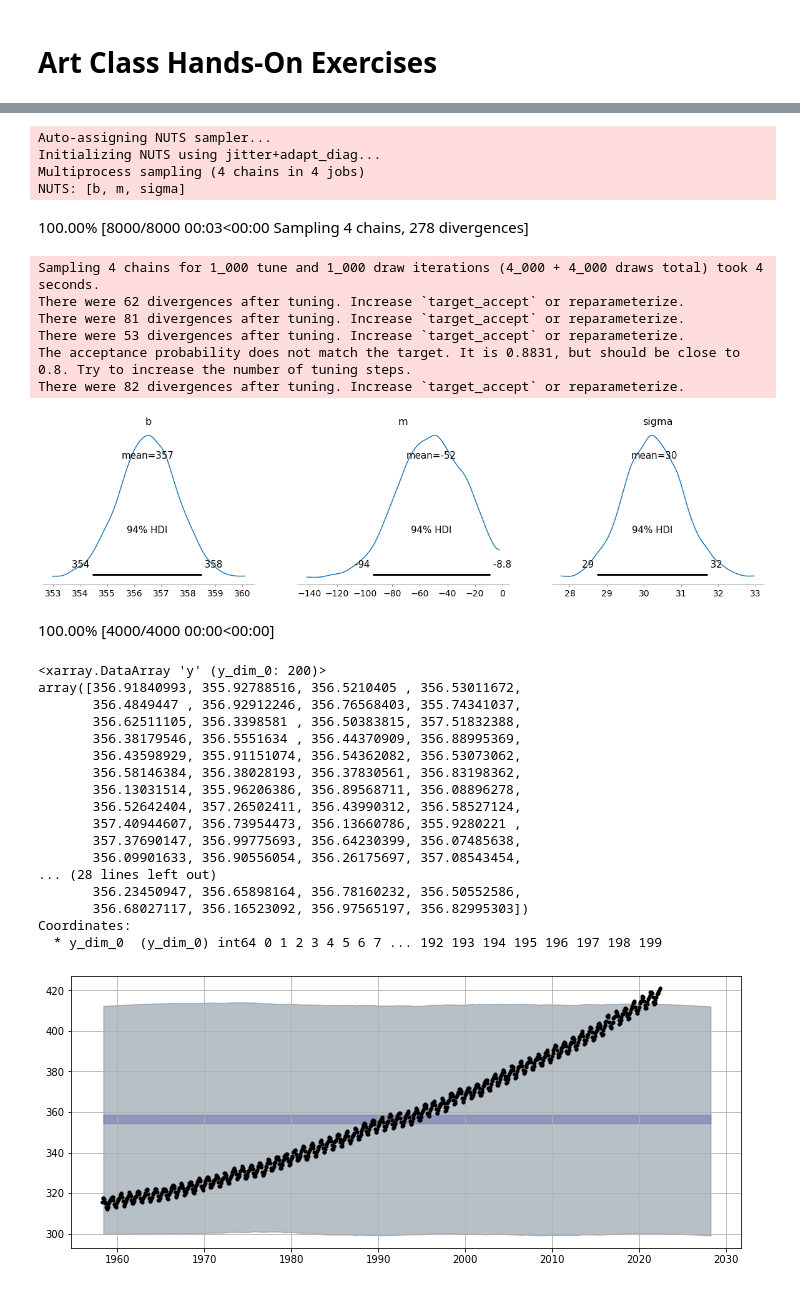
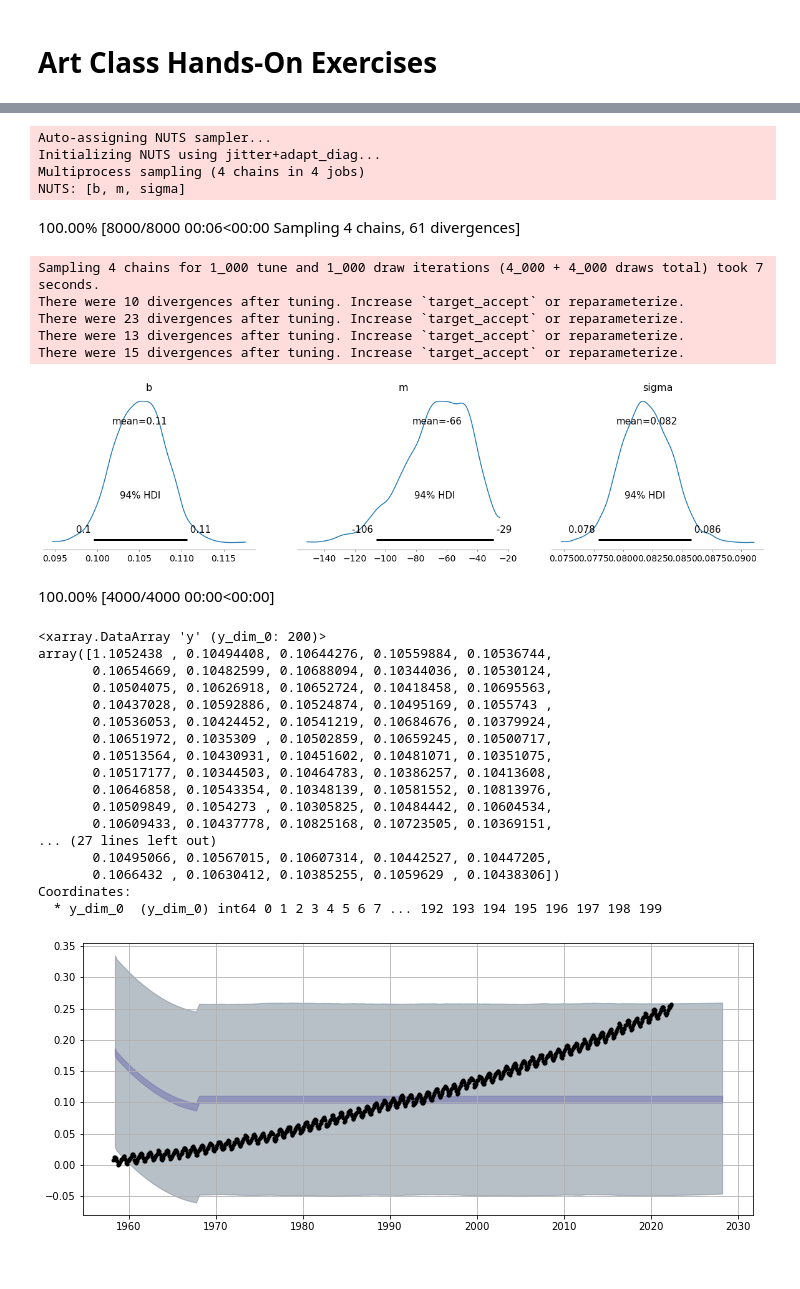
Before and after one commit to bwengals/etc, a Jupyter notebook: Art_Class_Exercises_Solutions.ipynb, the cells around one changed output, grey strips where cells are left out. Drawn from its saved outputs; the diff is of its cells as text; code cells hidden in the pictures.

```diff
--- a/Art_Class_Exercises_Solutions.ipynb
+++ b/Art_Class_Exercises_Solutions.ipynb
@@ -37,31 +19,32 @@ Name: average, Length: 771, dtype: float64
+# %%
+data["average_scaled"] = (data["average"] -data["average"].min()) / data["average"].max()
 # %%
 with pm.Model() as model:
     b = pm.Normal("b", mu=300, sigma=10)
-    m = pm.Normal("m", mu=-50, sigma=25)
+    m = pm.Normal("m", mu=-50, sigma=30)
 
     sigma = pm.HalfNormal("sigma", sigma=100)
 
     x_ = pm.MutableData("x", data["decimal date"] - data["decimal date"].min())
     mu = pm.Deterministic("mu", pm.math.exp(m*x_)+b)
 
-    pm.Normal("y", mu=mu, sigma=sigma, observed=data["average"])
+    pm.Normal("y", mu=mu, sigma=sigma, observed=data["average_scaled"])
     idata = pm.sample()
 # %% [output]
 Auto-assigning NUTS sampler...
 Initializing NUTS using jitter+adapt_diag...
 Multiprocess sampling (4 chains in 4 jobs)
 NUTS: [b, m, sigma]
-100.00% [8000/8000 00:03<00:00 Sampling 4 chains, 278 divergences]
+100.00% [8000/8000 00:06<00:00 Sampling 4 chains, 61 divergences]
-Sampling 4 chains for 1_000 tune and 1_000 draw iterations (4_000 + 4_000 draws total) took 4 seconds.
-There were 62 divergences after tuning. Increase `target_accept` or reparameterize.
-There were 81 divergences after tuning. Increase `target_accept` or reparameterize.
-There were 53 divergences after tuning. Increase `target_accept` or reparameterize.
-The acceptance probability does not match the target. It is 0.8831, but should be close to 0.8. Try to increase the number of tuning steps.
-There were 82 divergences after tuning. Increase `target_accept` or reparameterize.
+Sampling 4 chains for 1_000 tune and 1_000 draw iterations (4_000 + 4_000 draws total) took 7 seconds.
+There were 10 divergences after tuning. Increase `target_accept` or reparameterize.
+There were 23 divergences after tuning. Increase `target_accept` or reparameterize.
+There were 13 divergences after tuning. Increase `target_accept` or reparameterize.
+There were 15 divergences after tuning. Increase `target_accept` or reparameterize.
 # %%
 az.plot_posterior(idata.posterior, var_names=["b", "m", "sigma"]);
 # %% [output]
-[figure, old version]
+[figure, new version]
 # %%
 xl = np.linspace(0, 70, 200)
 
@@ -75,30 +58,30 @@ with model:
 idata.posterior_predictive["y"].mean(axis=(0,1))
 # %% [output]
 <xarray.DataArray 'y' (y_dim_0: 200)>
-array([356.91840993, 355.92788516, 356.5210405 , 356.53011672,
-       356.4849447 , 356.92912246, 356.76568403, 355.74341037,
-       356.62511105, 356.3398581 , 356.50383815, 357.51832388,
-       356.38179546, 356.5551634 , 356.44370909, 356.88995369,
-       356.43598929, 355.91151074, 356.54362082, 356.53073062,
-       356.58146384, 356.38028193, 356.37830561, 356.83198362,
-       356.13031514, 355.96206386, 356.89568711, 356.08896278,
-       356.52642404, 357.26502411, 356.43990312, 356.58527124,
-       357.40944607, 356.73954473, 356.13660786, 355.9280221 ,
-       357.37690147, 356.99775693, 356.64230399, 356.07485638,
-       356.09901633, 356.90556054, 356.26175697, 357.08543454,
-... (28 lines left out)
-       356.23450947, 356.65898164, 356.78160232, 356.50552586,
-       356.68027117, 356.16523092, 356.97565197, 356.82995303])
+array([1.1052438 , 0.10494408, 0.10644276, 0.10559884, 0.10536744,
+       0.10654669, 0.10482599, 0.10688094, 0.10344036, 0.10530124,
+       0.10504075, 0.10626918, 0.10652724, 0.10418458, 0.10695563,
+       0.10437028, 0.10592886, 0.10524874, 0.10495169, 0.1055743 ,
+       0.10536053, 0.10424452, 0.10541219, 0.10684676, 0.10379924,
+       0.10651972, 0.1035309 , 0.10502859, 0.10659245, 0.10500717,
+       0.10513564, 0.10430931, 0.10451602, 0.10481071, 0.10351075,
+       0.10517177, 0.10344503, 0.10464783, 0.10386257, 0.10413608,
+       0.10646858, 0.10543354, 0.10348139, 0.10581552, 0.10813976,
+       0.10509849, 0.1054273 , 0.10305825, 0.10484442, 0.10604534,
+       0.10609433, 0.10437778, 0.10825168, 0.10723505, 0.10369151,
+... (27 lines left out)
+       0.10495066, 0.10567015, 0.10607314, 0.10442527, 0.10447205,
+       0.1066432 , 0.10630412, 0.10385255, 0.1059629 , 0.10438306])
 Coordinates:
   * y_dim_0  (y_dim_0) int64 0 1 2 3 4 5 6 7 ... 192 193 194 195 196 197 198 199
 # %%
 plt.figure(figsize=(12,5))
 
 az.plot_hdi(x=xl + data["decimal date"].min(), hdi_data=az.hdi(idata.posterior_predictive.mu), color="slateblue")
 az.plot_hdi(x=xl + data["decimal date"].min(), hdi_data=az.hdi(idata.posterior_predictive.y), color="slategray")
 
-plt.plot(data["decimal date"], data["average"], "k.");
+plt.plot(data["decimal date"], data["average_scaled"], "k.");
 
 plt.grid(True);
 # %% [output]
-[figure, old version]
+[figure, new version]
```
Also changed, not shown: parts of 35 cells of this notebook.
